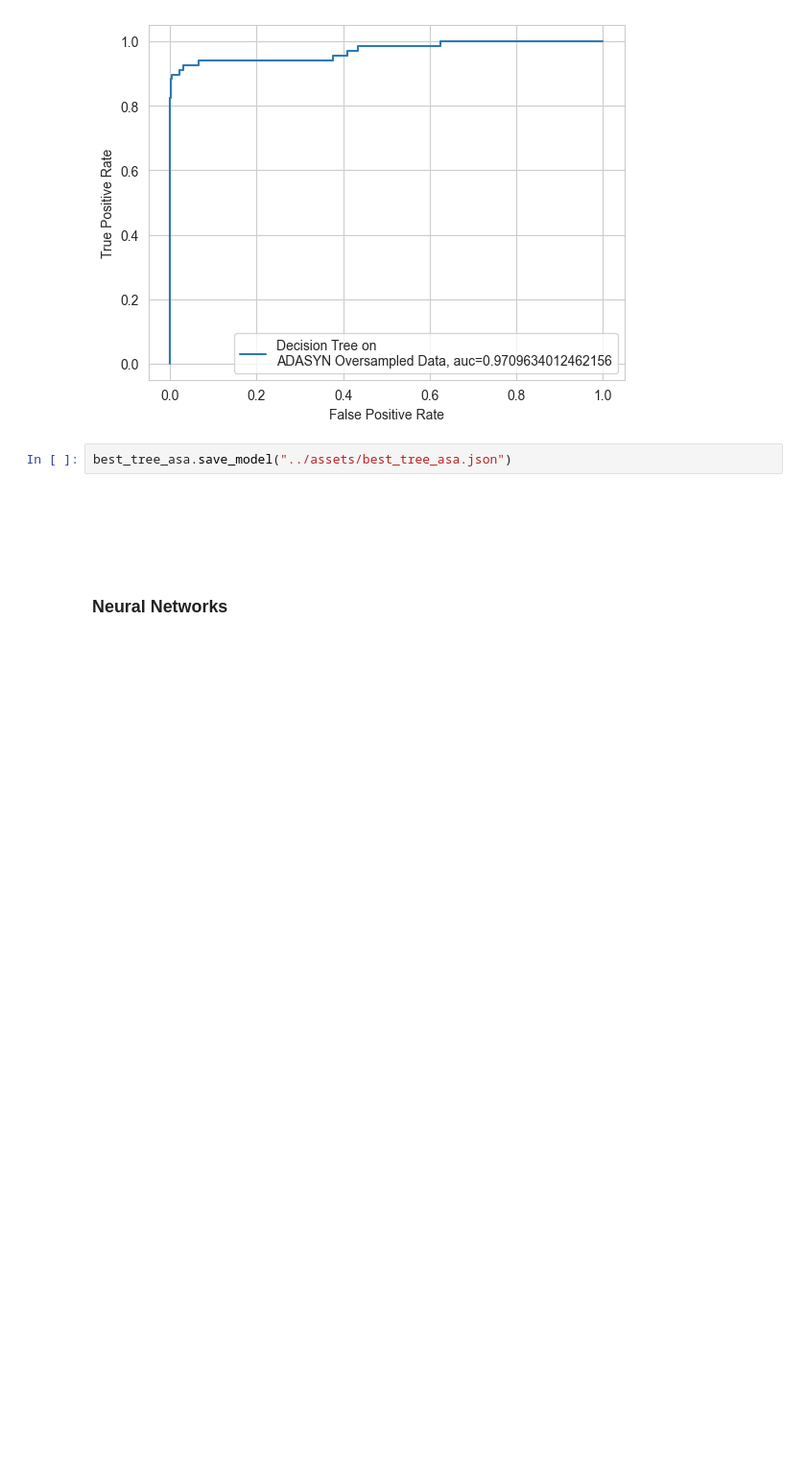
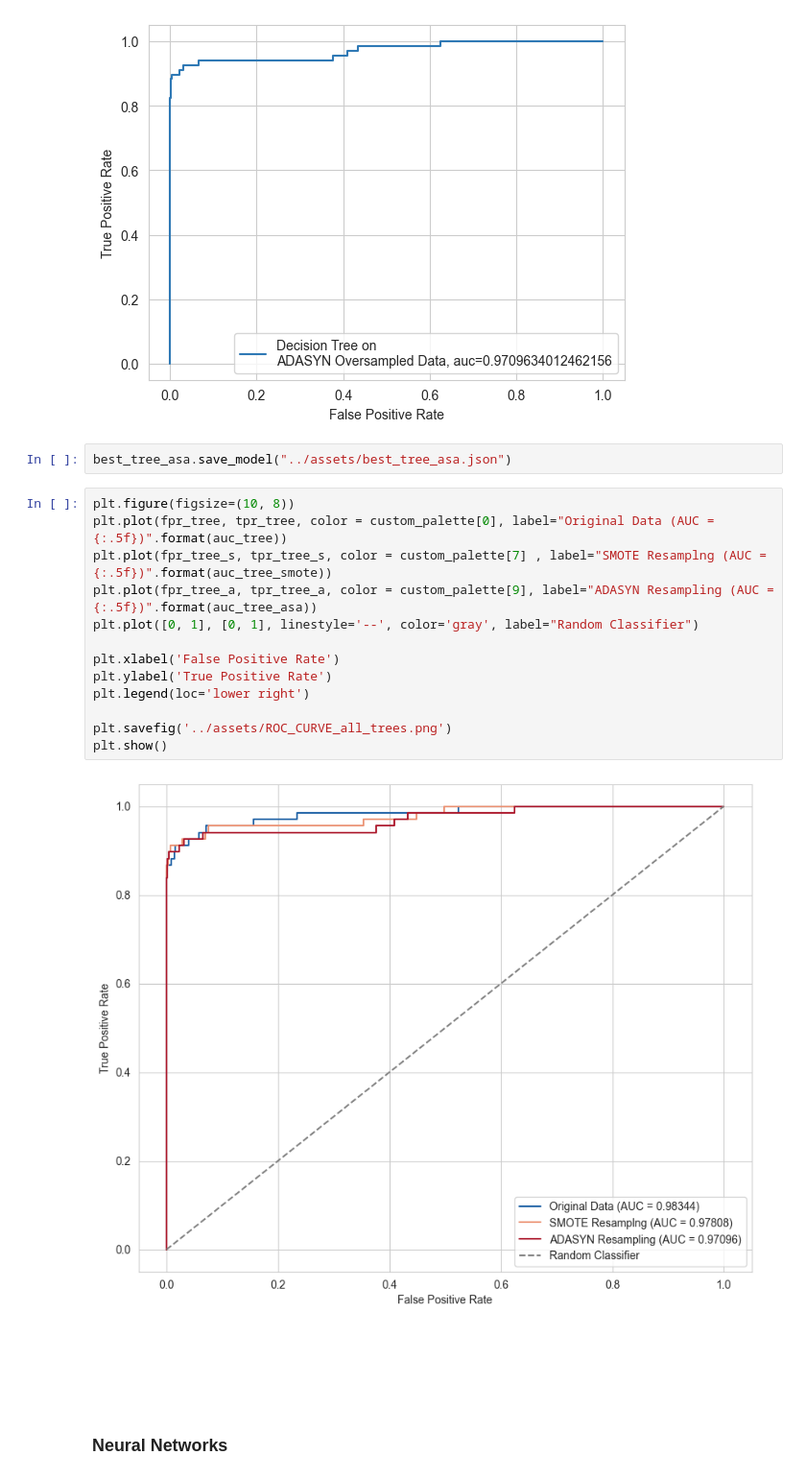
Before and after one commit to AThompson04/credit-card-fraud-detection, a Jupyter notebook: notebooks/models-updated.ipynb, the cells around one changed output. Shown: that part at 96% size. Drawn from its saved outputs; the diff is of its cells as text; blank space fills up the shorter version.

```diff
--- a/notebooks/models-updated.ipynb
+++ b/notebooks/models-updated.ipynb
@@ -757,6 +757,21 @@ plt.show()
 [figure]
 # %%
 best_tree_asa.save_model("../assets/best_tree_asa.json")
+# %%
+plt.figure(figsize=(10, 8))
+plt.plot(fpr_tree, tpr_tree, color = custom_palette[0], label="Original Data (AUC = {:.5f})".format(auc_tree))
+plt.plot(fpr_tree_s, tpr_tree_s, color = custom_palette[7] , label="SMOTE Resamplng (AUC = {:.5f})".format(auc_tree_smote))
+plt.plot(fpr_tree_a, tpr_tree_a, color = custom_palette[9], label="ADASYN Resampling (AUC = {:.5f})".format(auc_tree_asa))
+plt.plot([0, 1], [0, 1], linestyle='--', color='gray', label="Random Classifier")
+
+plt.xlabel('False Positive Rate')
+plt.ylabel('True Positive Rate')
+plt.legend(loc='lower right')
+
+plt.savefig('../assets/ROC_CURVE_all_trees.png')
+plt.show()
+# %% [output]
+[figure, added]
 # %% [markdown]
 <br/><br/><br/><br/>
 ### Neural Networks
```
